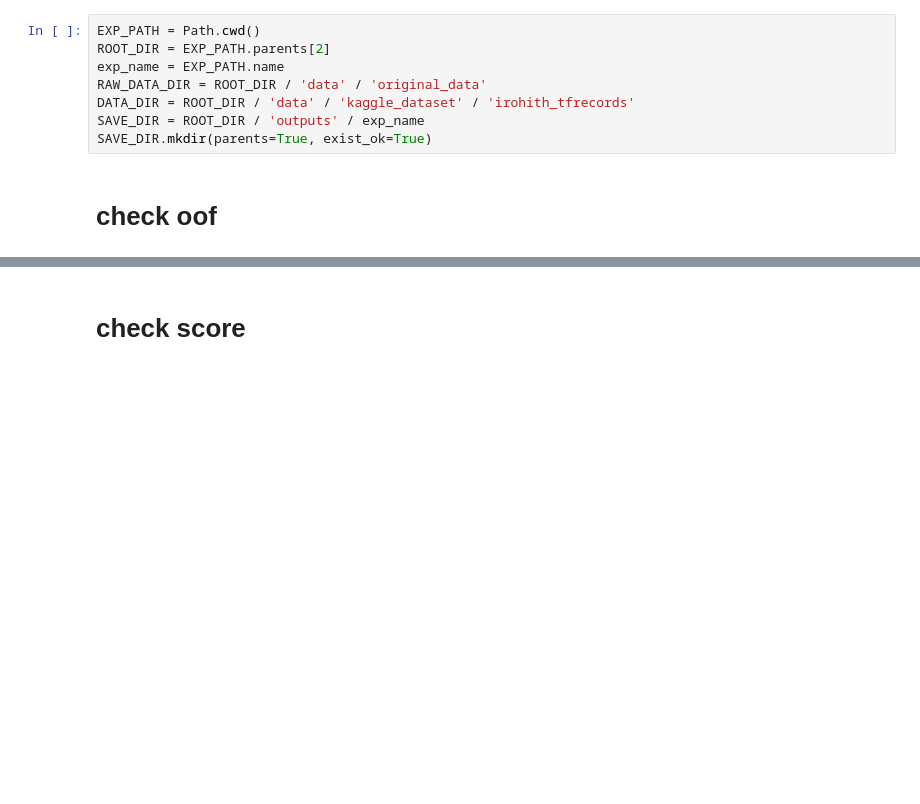
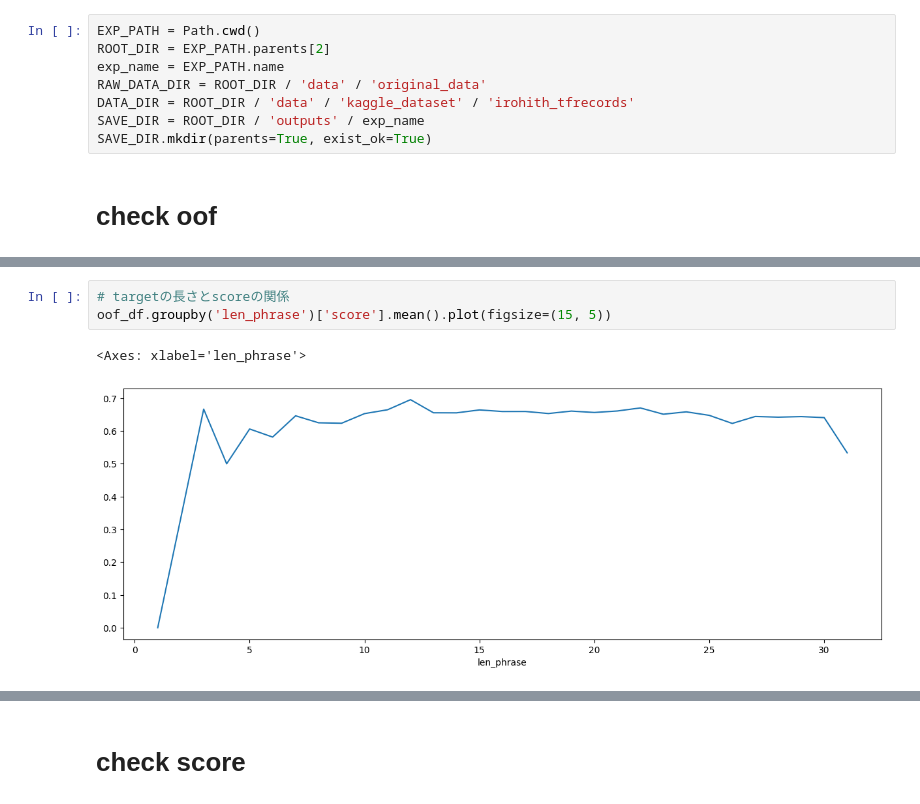
Before and after one commit to Luka-Magic/kaggle_asl2, a Jupyter notebook: exp/exp0007/check_oof.ipynb, the cells around one changed output, grey strips where cells are left out. Cells and saved outputs as stored; diff of their text form; blank space fills up the shorter version.

```diff
--- a/exp/exp0007/check_oof.ipynb
+++ b/exp/exp0007/check_oof.ipynb
@@ -19,0 +50,6 @@ oof_df = pd.concat([oof_0_df, oof_1_df], axis=0)
+# %%
+# targetの長さとscoreの関係
+oof_df.groupby('len_phrase')['score'].mean().plot(figsize=(15, 5))
+# %% [output]
+<Axes: xlabel='len_phrase'>
+[figure, added]
```
Also changed, not shown: parts of 26 cells of this notebook, 4 other files.
